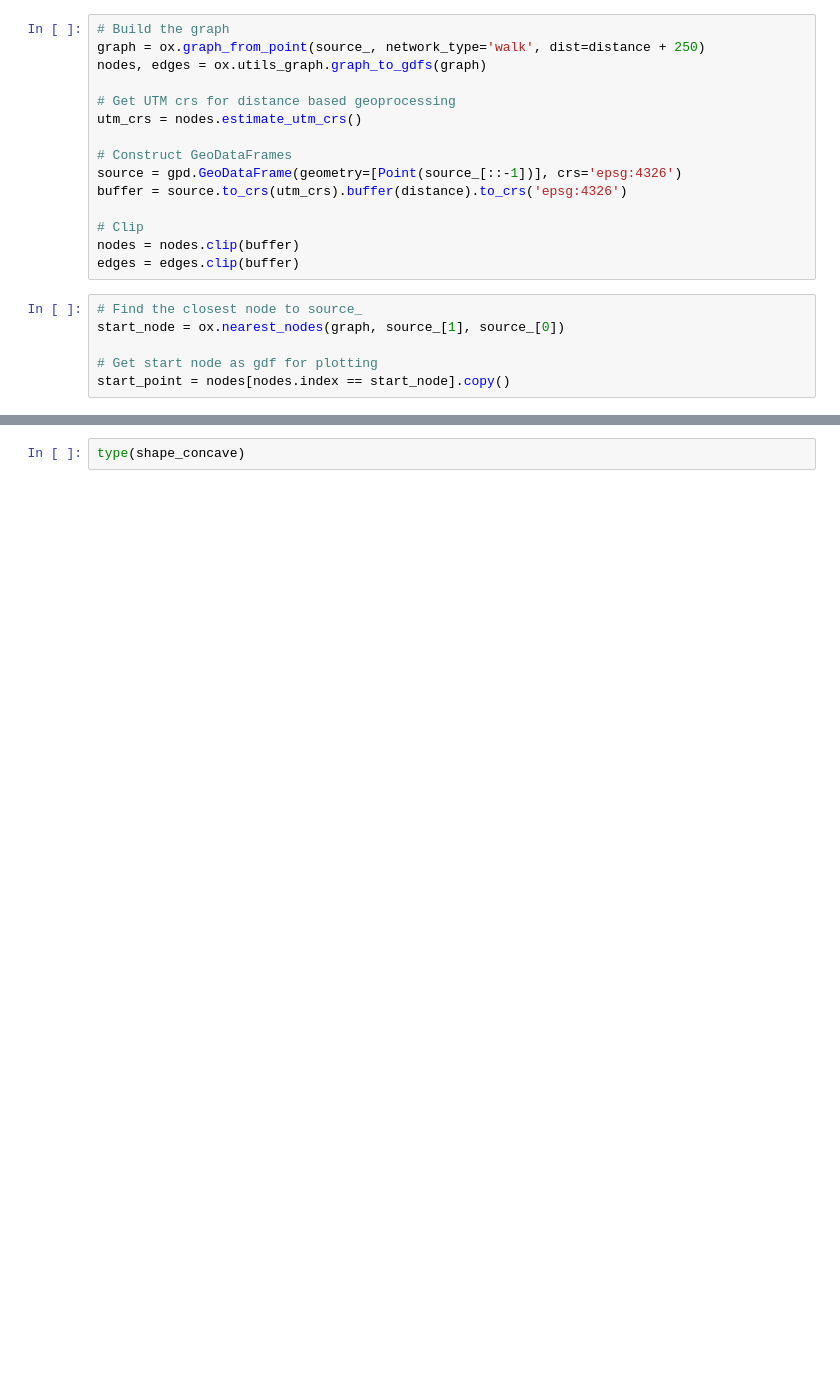
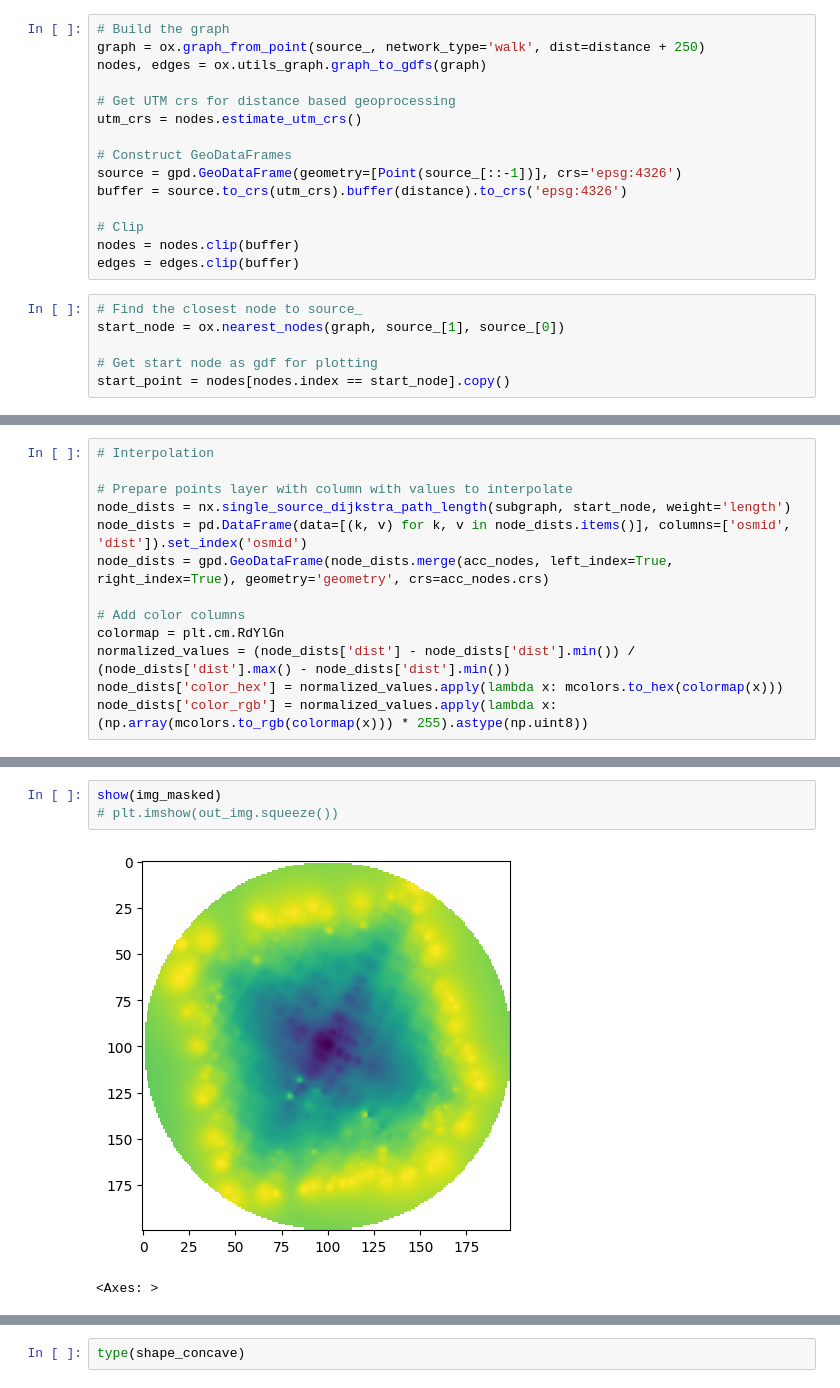
Before and after one commit to adolmajian/isochrone-app, a Jupyter notebook: notebooks/flow.ipynb, the cells around one changed output, grey strips where cells are left out. Cells and saved outputs as stored; diff of their text form; blank space fills up the shorter version.

Commit message:
Finished PIL image and contours

```diff
--- a/notebooks/flow.ipynb
+++ b/notebooks/flow.ipynb
@@ -44,0 +129,13 @@ shape_concave = get_alpha_shape_polygon(pts, alpha)
+# %%
+# Interpolation
+
+# Prepare points layer with column with values to interpolate
+node_dists = nx.single_source_dijkstra_path_length(subgraph, start_node, weight='length')
+node_dists = pd.DataFrame(data=[(k, v) for k, v in node_dists.items()], columns=['osmid', 'dist']).set_index('osmid')
+node_dists = gpd.GeoDataFrame(node_dists.merge(acc_nodes, left_index=True, right_index=True), geometry='geometry', crs=acc_nodes.crs)
+
+# Add color columns
+colormap = plt.cm.RdYlGn
+normalized_values = (node_dists['dist'] - node_dists['dist'].min()) / (node_dists['dist'].max() - node_dists['dist'].min())
+node_dists['color_hex'] = normalized_values.apply(lambda x: mcolors.to_hex(colormap(x)))
+node_dists['color_rgb'] = normalized_values.apply(lambda x: (np.array(mcolors.to_rgb(colormap(x))) * 255).astype(np.uint8))
@@ -44,0 +218,6 @@ shape_concave = get_alpha_shape_polygon(pts, alpha)
+# %%
+show(img_masked)
+# plt.imshow(out_img.squeeze())
+# %% [output]
+[figure, added]
+<Axes: >
```
Also changed, not shown: parts of 35 cells of this notebook, 3 other files.
